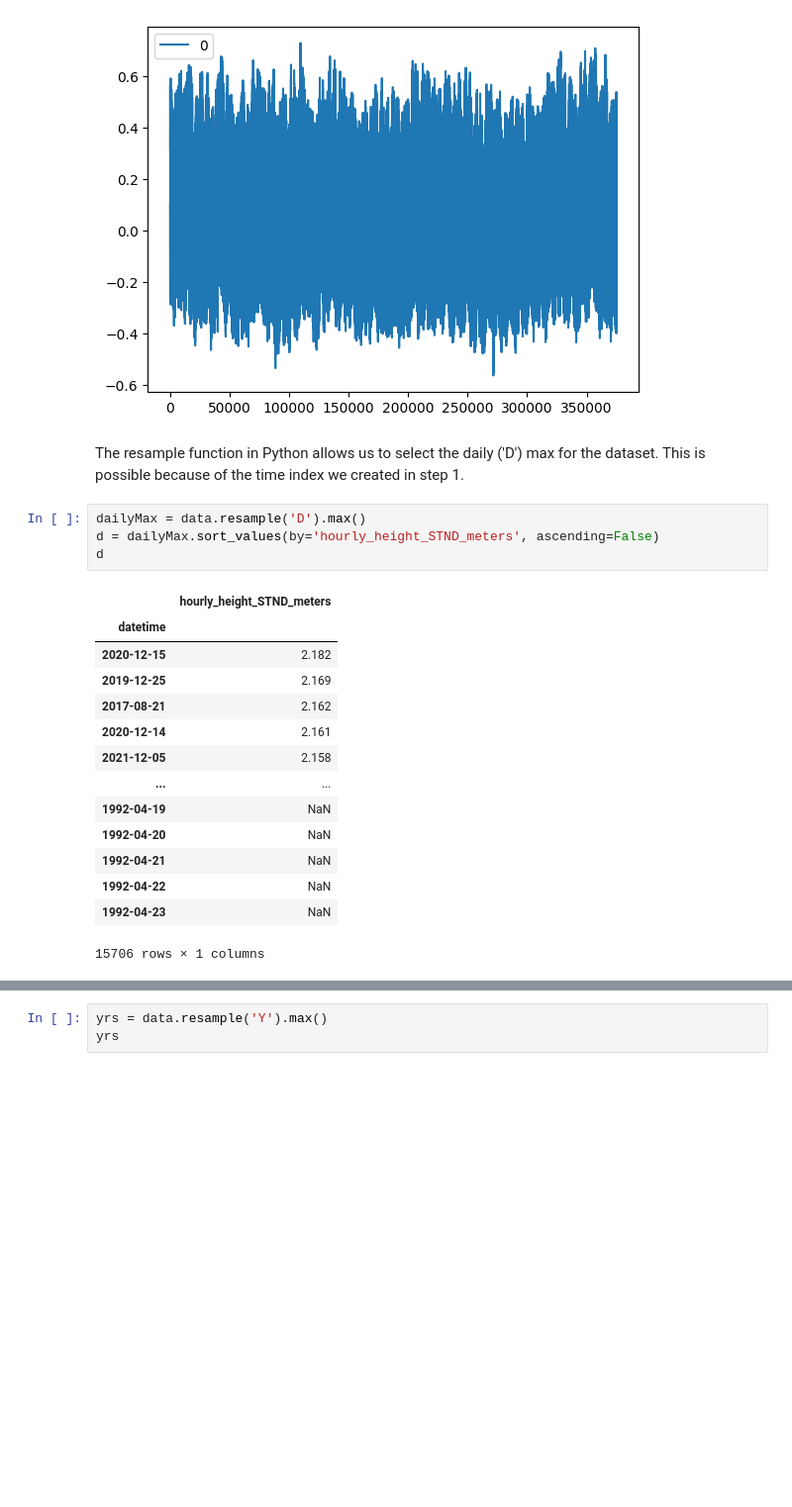
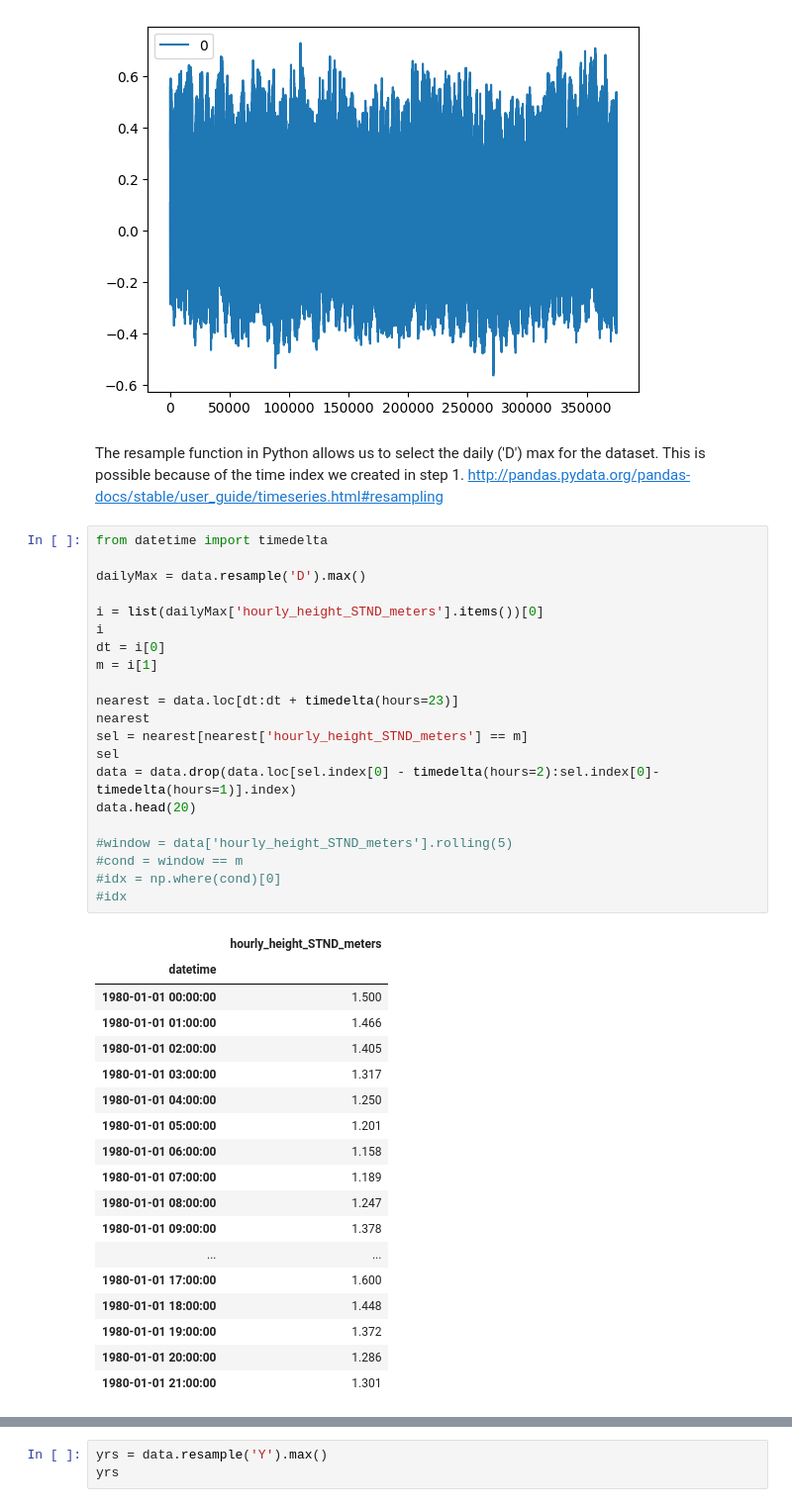
Before and after one commit to asascience/ncdis, a Jupyter notebook: dataprep/dataprep.ipynb, the cells around one changed output, grey strips where cells are left out. Shown at 99% size. Saved outputs shown, nothing was run; the diff lists cells and outputs as text; blank space fills up the shorter version.

```diff
--- a/dataprep/dataprep.ipynb
+++ b/dataprep/dataprep.ipynb
@@ -62,22 +63,44 @@ detrended_df.plot()
 [figure]
 # %% [markdown]
 The resample function in Python allows us to select the daily ('D') max for the dataset. This is possible because of the time index we created in step 1.
+http://pandas.pydata.org/pandas-docs/stable/user_guide/timeseries.html#resampling
-# %%
-dailyMax = data.resample('D').max()
-d = dailyMax.sort_values(by='hourly_height_STND_meters', ascending=False)
-d
-# %% [output]
-|  | hourly_height_STND_meters |
-| datetime |  |
-| 2020-12-15 | 2.182 |
-| 2019-12-25 | 2.169 |
-| 2017-08-21 | 2.162 |
-| 2020-12-14 | 2.161 |
-| 2021-12-05 | 2.158 |
-| ... | ... |
-| 1992-04-19 | NaN |
-| 1992-04-20 | NaN |
-| 1992-04-21 | NaN |
-| 1992-04-22 | NaN |
-| 1992-04-23 | NaN |
-15706 rows × 1 columns
+# %%
+from datetime import timedelta
+
+dailyMax = data.resample('D').max()
+
+i = list(dailyMax['hourly_height_STND_meters'].items())[0]
+i
+dt = i[0]
+m = i[1]
+
+nearest = data.loc[dt:dt + timedelta(hours=23)]
+nearest
+sel = nearest[nearest['hourly_height_STND_meters'] == m]
+sel
+data = data.drop(data.loc[sel.index[0] - timedelta(hours=2):sel.index[0]- timedelta(hours=1)].index)
+data.head(20)
+
+#window = data['hourly_height_STND_meters'].rolling(5)
+#cond = window == m
+#idx = np.where(cond)[0]
+#idx
+# %% [output]
+|  | hourly_height_STND_meters |
+| datetime |  |
+| 1980-01-01 00:00:00 | 1.500 |
+| 1980-01-01 01:00:00 | 1.466 |
+| 1980-01-01 02:00:00 | 1.405 |
+| 1980-01-01 03:00:00 | 1.317 |
+| 1980-01-01 04:00:00 | 1.250 |
+| 1980-01-01 05:00:00 | 1.201 |
+| 1980-01-01 06:00:00 | 1.158 |
+| 1980-01-01 07:00:00 | 1.189 |
+| 1980-01-01 08:00:00 | 1.247 |
+| 1980-01-01 09:00:00 | 1.378 |
+| ... | ... |
+| 1980-01-01 17:00:00 | 1.600 |
+| 1980-01-01 18:00:00 | 1.448 |
+| 1980-01-01 19:00:00 | 1.372 |
+| 1980-01-01 20:00:00 | 1.286 |
+| 1980-01-01 21:00:00 | 1.301 |
```
Also changed, not shown: parts of 4 cells of this notebook.
